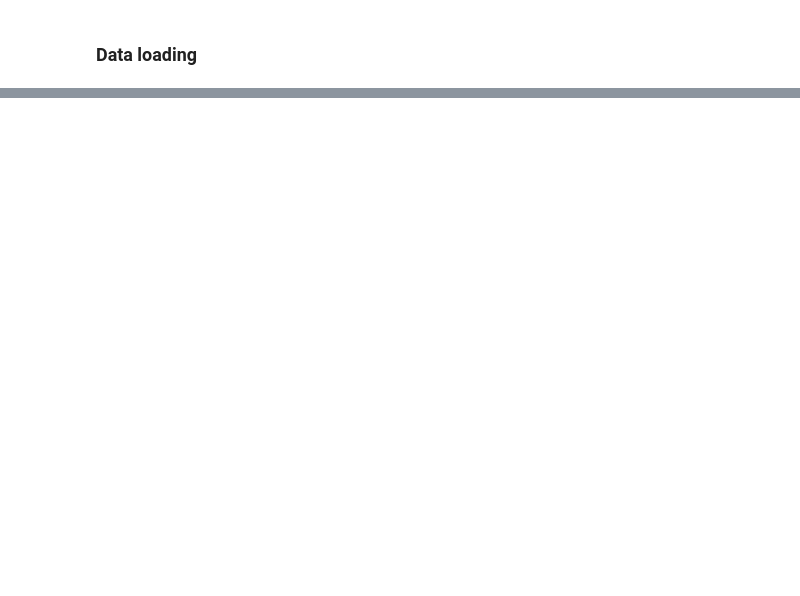
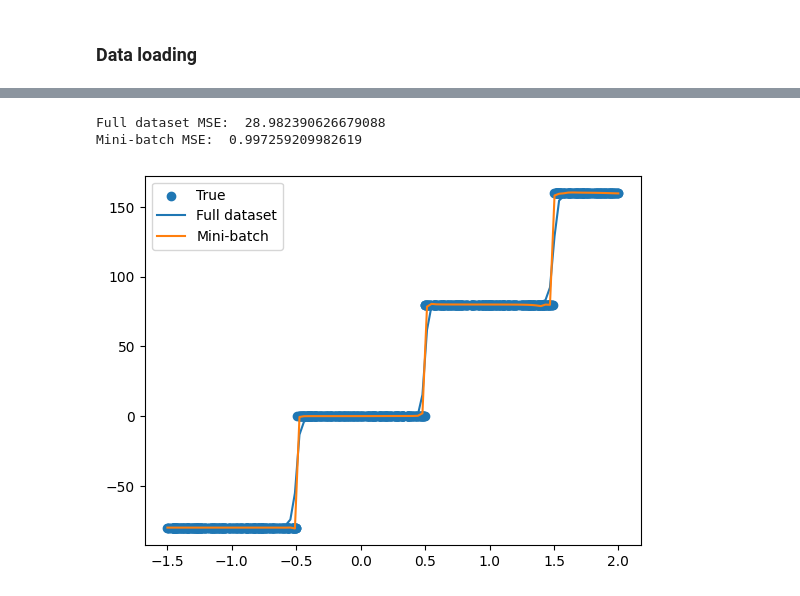
Before and after one commit to wojcikbart/NeuralNetworks, a Jupyter notebook: nn3/nn3.ipynb, the cells around one changed output, grey strips where cells are left out. Saved outputs shown, nothing was run; the diff lists cells and outputs as text; code cells hidden in the pictures; blank space fills up the shorter version.

```diff
--- a/nn3/nn3.ipynb
+++ b/nn3/nn3.ipynb
@@ -44,0 +47,4 @@ y_multimodal_test = multimodal_test['y'].values.reshape(-1, 1)
+# %%
+nn_step = NeuralNetwork(X_step_train, y_step_train, [1, 32, 64, 32, 1], activation_fun='sigmoid')
+
+history_step = nn_step.train(learning_rate=0.1, epochs=int(1e3), validation_data=(X_step_test, y_step_test), report_interval=100)
@@ -44,0 +64,4 @@ y_multimodal_test = multimodal_test['y'].values.reshape(-1, 1)
+# %%
+history_step = nn_step.train(learning_rate=0.05, epochs=int(1e3), validation_data=(X_step_test, y_step_test), report_interval=100)
+history_step = nn_step.train(learning_rate=0.01, epochs=int(1e3), validation_data=(X_step_test, y_step_test), report_interval=100)
+history_step = nn_step.train(learning_rate=0.005, epochs=int(1e3), validation_data=(X_step_test, y_step_test), report_interval=100)
@@ -44,0 +86,6 @@ y_multimodal_test = multimodal_test['y'].values.reshape(-1, 1)
+# %%
+nn_step_batch = NeuralNetwork(X_step_train, y_step_train, [1, 32, 64, 32, 1], activation_fun='sigmoid')
+
+history_step_batch = nn_step_batch.train(learning_rate=0.02, epochs=int(1e3), validation_data=(X_step_test, y_step_test), mini_batch=True, batch_size=100, stop_condition=1, report_interval=100)
+history_step_batch = nn_step_batch.train(learning_rate=0.01, epochs=int(1e3), validation_data=(X_step_test, y_step_test), mini_batch=True, batch_size=100, stop_condition=1, report_interval=100)
+history_step_batch = nn_step_batch.train(learning_rate=0.001, epochs=int(1e3), validation_data=(X_step_test, y_step_test), mini_batch=True, batch_size=100, stop_condition=1, report_interval=100)
@@ -44,0 +110,18 @@ y_multimodal_test = multimodal_test['y'].values.reshape(-1, 1)
+# %%
+y_pred = nn_step.predict(X_step_test)
+y_pred_batch = nn_step_batch.predict(X_step_test)
+
+print("Full dataset MSE: ", np.mean((y_step_test - y_pred) ** 2))
+print("Mini-batch MSE: ", np.mean((y_step_test - y_pred_batch) ** 2))
+
+x = np.linspace(min(X_step_test), max(X_step_test), 100).reshape(-1, 1)
+
+plt.scatter(X_step_test, y_step_test, label="True")
+plt.plot(x, nn_step.predict(x), label="Full dataset")
+plt.plot(x, nn_step_batch.predict(x), label="Mini-batch")
+plt.legend()
+plt.show()
+# %% [output]
+Full dataset MSE:  28.982390626679088
+Mini-batch MSE:  0.997259209982619
+[figure, added]
```
Also changed, not shown: parts of 8 cells of this notebook, 1 other file.
